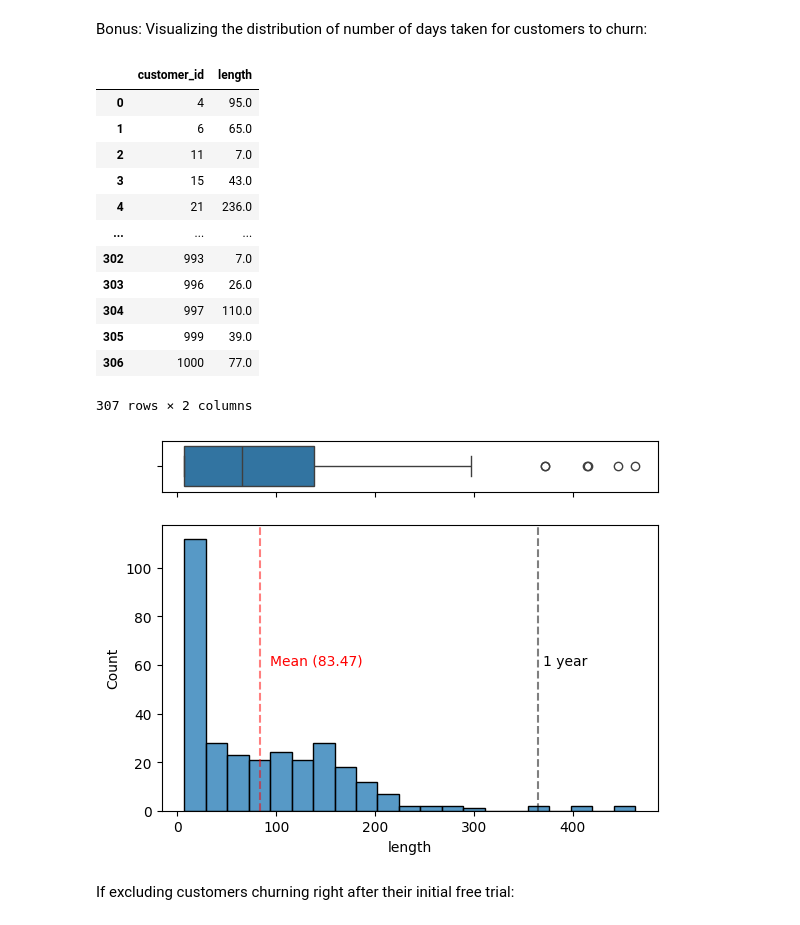
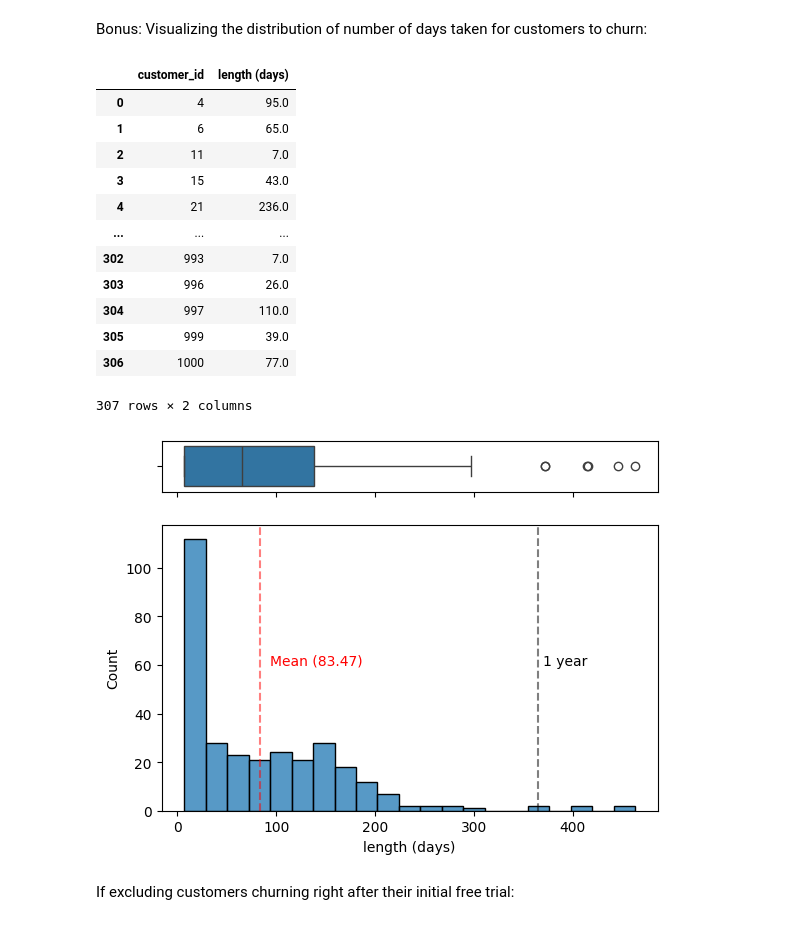
Before and after one commit to 20100215/8_Week_SQL_Challenge, a Jupyter notebook: Week 3 (Foodie-Fi)/week3.ipynb, the cells around one changed output. Cells and saved outputs as stored; diff of their text form; code cells hidden in the pictures.

Commit message:
ref: Week 3 Q4 change 'length' to 'length (days)'

```diff
--- a/Week 3 (Foodie-Fi)/week3.ipynb
+++ b/Week 3 (Foodie-Fi)/week3.ipynb
@@ -240,14 +240,14 @@ q4b_df = query('''
     )
     SELECT
         p4.customer_id,
-        julianday(p4.start_date) - julianday(p0.start_date) AS length
+        julianday(p4.start_date) - julianday(p0.start_date) AS 'length (days)'
     FROM
         p4_dates p4
         INNER JOIN p0_dates p0 ON p4.customer_id = p0.customer_id
 ''')
 q4b_df
 # %% [output]
-|  | customer_id | length |
+|  | customer_id | length (days) |
 | 0 | 4 | 95.0 |
 | 1 | 6 | 65.0 |
 | 2 | 11 | 7.0 |
@@ -261,21 +261,21 @@ q4b_df
 | 306 | 1000 | 77.0 |
 307 rows × 2 columns
 # %%
-mean_length = q4b_df['length'].mean()
+mean_length = q4b_df['length (days)'].mean()
 f, (ax_box, ax_hist) = plt.subplots(2, sharex=True, gridspec_kw={"height_ratios": (.15, .85)})
 
-sns.boxplot(q4b_df["length"], orient="h", ax=ax_box)
-sns.histplot(data=q4b_df, x="length", bins=int(np.sqrt(q4b_df['length'].max())), ax=ax_hist)
+sns.boxplot(q4b_df["length (days)"], orient="h", ax=ax_box)
+sns.histplot(data=q4b_df, x="length (days)", bins=int(np.sqrt(q4b_df['length (days)'].max())), ax=ax_hist)
 plt.axvline(x = 365, color = 'black', alpha=0.5, linestyle='dashed')
 plt.text(370,60, '1 year', color='black')
 plt.axvline(x = mean_length, color='red', alpha=0.5, linestyle='dashed')
 plt.text(mean_length+10, 60, f'Mean ({mean_length:.2f})', color='red')
 
 # Remove x axis name for the boxplot
 ax_box.set(xlabel='')
 plt.show()
 # %% [output]
-[figure, old version]
+[figure, new version]
 # %% [markdown]
 If excluding customers churning right after their initial free trial:
 # %%
```
Also changed, not shown: parts of 1 cell of this notebook.
